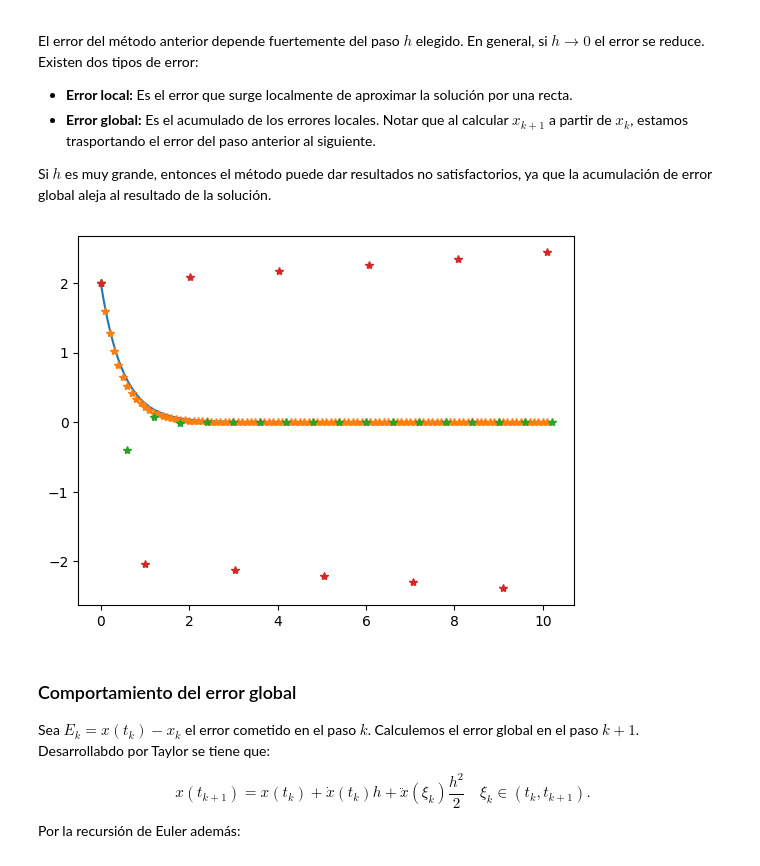
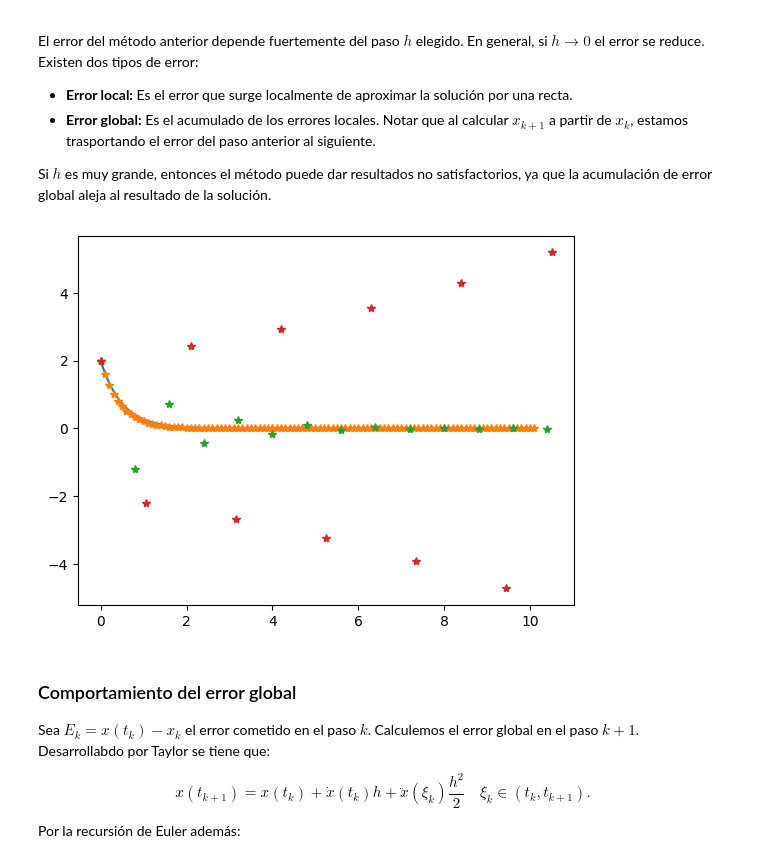
Before and after one commit to aferragu/curso_analisis_numerico, a Jupyter notebook: Ecuaciones Diferenciales/Ecuaciones Diferenciales - Metodo de Euler.ipynb, the cells around one changed output. Cells and saved outputs as stored; diff of their text form; code cells hidden in the pictures.

```diff
--- a/Ecuaciones Diferenciales/Ecuaciones Diferenciales - Metodo de Euler.ipynb
+++ b/Ecuaciones Diferenciales/Ecuaciones Diferenciales - Metodo de Euler.ipynb
@@ -92,21 +93,21 @@ Si $h$ es muy grande, entonces el método puede dar resultados no satisfactorios
 # %%
 T=10;
 t=collect(0:0.01:T)
 plot(t,x0*exp.(-a*t));
 
 h=0.1;
 t,x = euler(f,x0,h,t0,T)
 plot(t,x,"*");
 
-h=0.6;
+h=0.8;
 t,x = euler(f,x0,h,t0,T)
 plot(t,x,"*");
 
-h=1.01;
+h=1.05;
 t,x = euler(f,x0,h,t0,T)
 plot(t,x,"*");
 # %% [output]
-[figure, old version]
+[figure, new version]
 # %% [markdown]
 ### Comportamiento del error global
 
```
Also changed, not shown: parts of 3 cells of this notebook.
